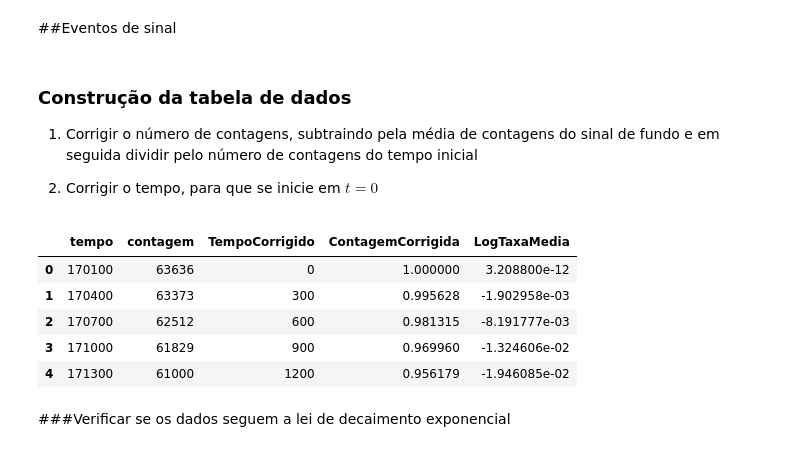
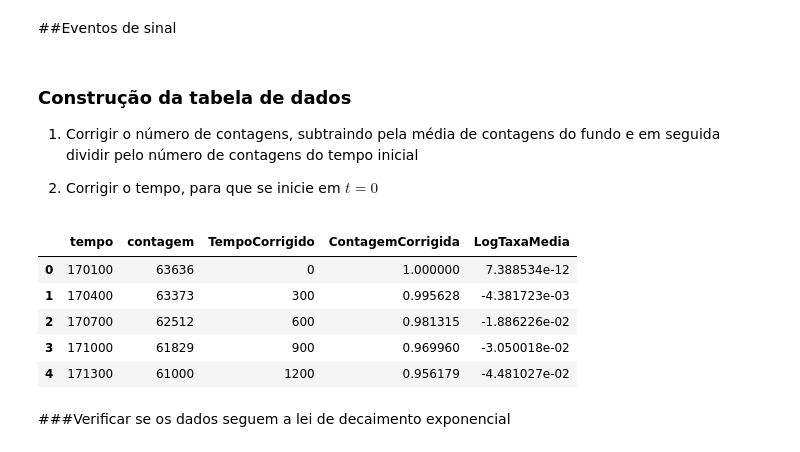
Before and after one commit to goulartsursula/DisciplinasUERJ, a Jupyter notebook: Estrutura da Materia 3/MeiaVida_Tecnesio99m.ipynb, the cells around one changed output. Drawn from its saved outputs; the diff is of its cells as text; code cells hidden in the pictures.

```diff
--- a/Estrutura da Materia 3/MeiaVida_Tecnesio99m.ipynb
+++ b/Estrutura da Materia 3/MeiaVida_Tecnesio99m.ipynb
@@ -46,29 +56,29 @@ print(media_bk,'+-', desvpad)
 # %% [markdown]
 ### Construção da tabela de dados
 
-1. Corrigir o número de contagens, subtraindo pela média de contagens do sinal de fundo e em seguida dividir pelo número de contagens do tempo inicial
+1. Corrigir o número de contagens, subtraindo pela média de contagens do fundo e em seguida dividir pelo número de contagens do tempo inicial
 
 2. Corrigir o tempo, para que se inicie em $t = 0$
 # %%
 data = pd.read_csv('Ursula.csv')
 
 #data['Diferenca'] = data['contagem'].diff()
 #data.fillna(0, inplace=True)
 
 t0 = 170100
 contcor0 = 60153.644444
 data['TempoCorrigido'] = data['tempo'] -t0
 data['ContagemCorrigida'] = (data['contagem'] - media_bk)/contcor0
-data['LogTaxaMedia'] = np.log10(data['ContagemCorrigida'])
+data['LogTaxaMedia'] = np.log(data['ContagemCorrigida'])
 
 data.head()
 # %% [output]
 |  | tempo | contagem | TempoCorrigido | ContagemCorrigida | LogTaxaMedia |
-| 0 | 170100 | 63636 | 0 | 1.000000 | 3.208800e-12 |
-| 1 | 170400 | 63373 | 300 | 0.995628 | -1.902958e-03 |
-| 2 | 170700 | 62512 | 600 | 0.981315 | -8.191777e-03 |
-| 3 | 171000 | 61829 | 900 | 0.969960 | -1.324606e-02 |
-| 4 | 171300 | 61000 | 1200 | 0.956179 | -1.946085e-02 |
+| 0 | 170100 | 63636 | 0 | 1.000000 | 7.388534e-12 |
+| 1 | 170400 | 63373 | 300 | 0.995628 | -4.381723e-03 |
+| 2 | 170700 | 62512 | 600 | 0.981315 | -1.886226e-02 |
+| 3 | 171000 | 61829 | 900 | 0.969960 | -3.050018e-02 |
+| 4 | 171300 | 61000 | 1200 | 0.956179 | -4.481027e-02 |
 # %% [markdown]
 ###Verificar se os dados seguem a lei de decaimento exponencial
 # %%
```
Also changed, not shown: parts of 10 cells of this notebook.
